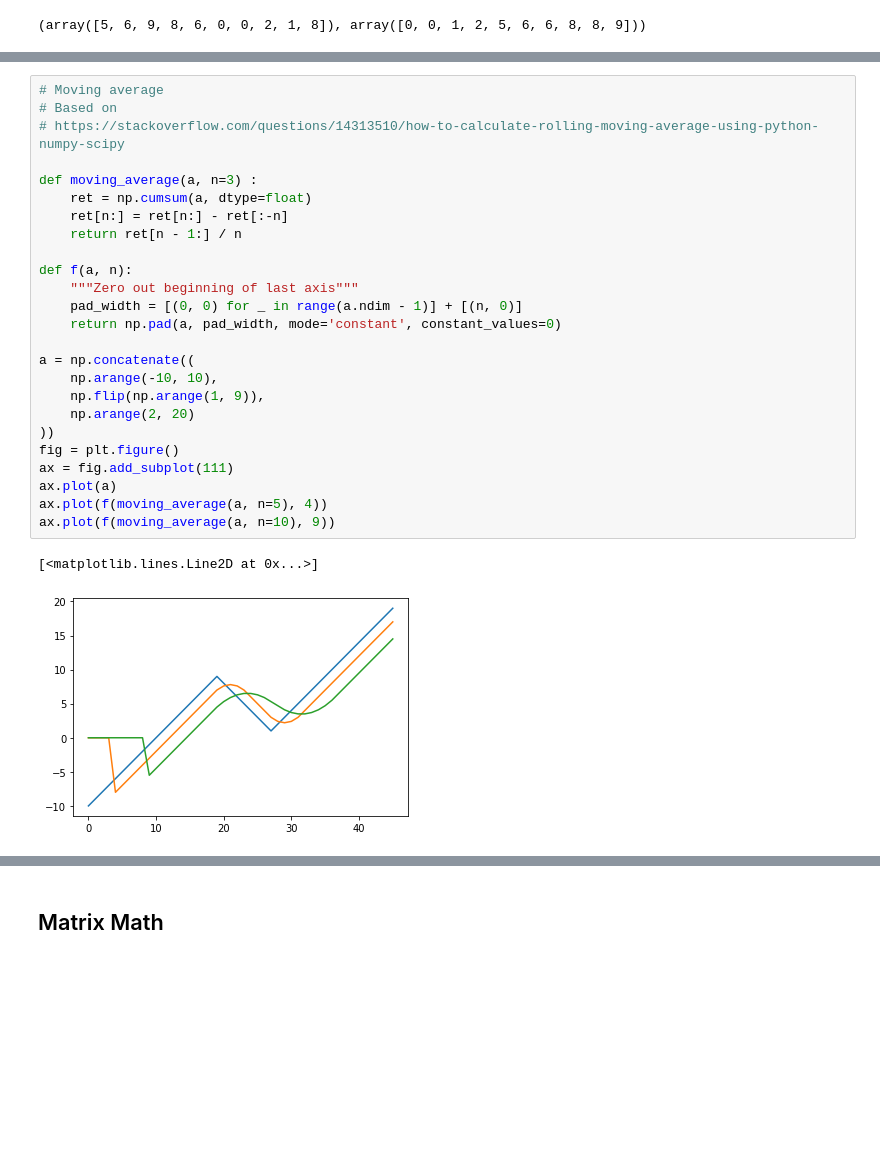
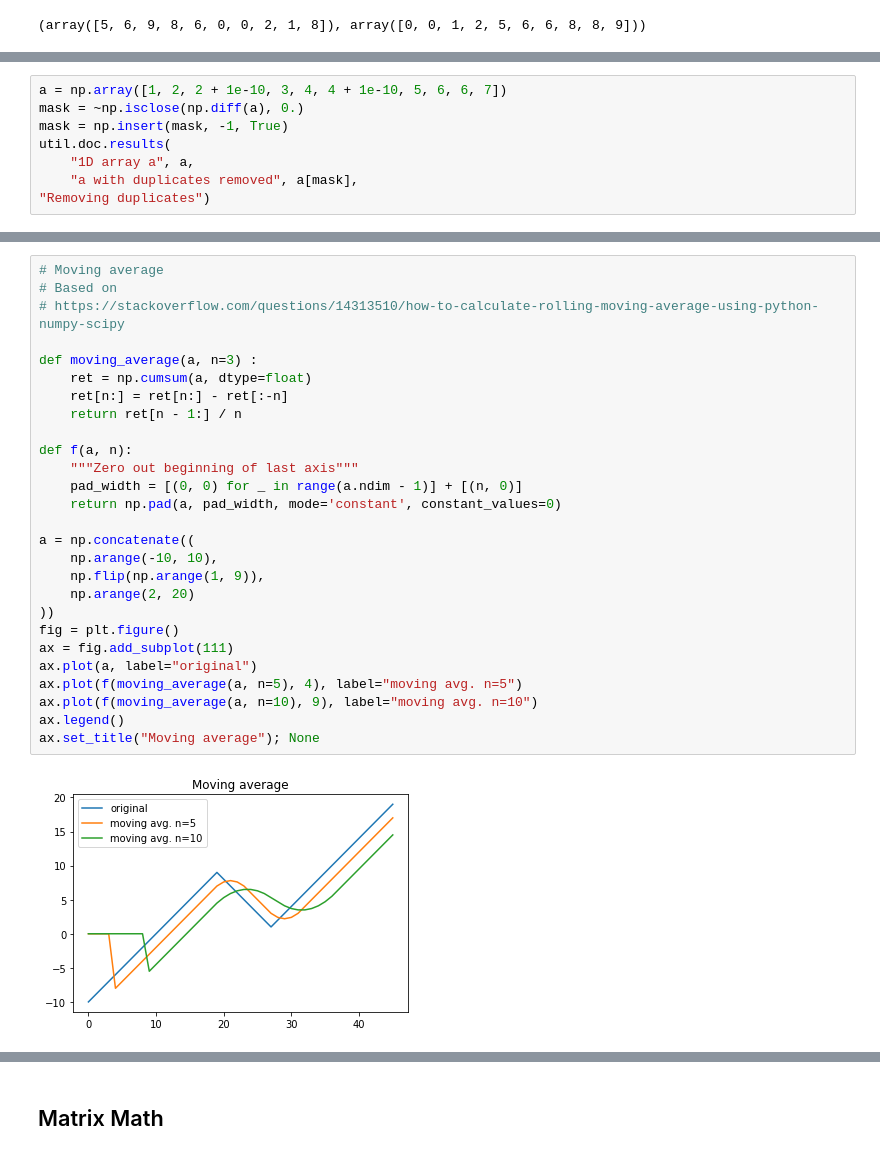
Before and after one commit to fireofearth/document, a Jupyter notebook: python/doc.numpy.ipynb, the cells around one changed output, grey strips where cells are left out. Drawn from its saved outputs; the diff is of its cells as text; blank space fills up the shorter version.

```diff
--- a/python/doc.numpy.ipynb
+++ b/python/doc.numpy.ipynb
@@ -1638,0 +1719,8 @@ consecutive_points_distances(points), cumulative_points_distances(points)
+# %%
+a = np.array([1, 2, 2 + 1e-10, 3, 4, 4 + 1e-10, 5, 6, 6, 7])
+mask = ~np.isclose(np.diff(a), 0.)
+mask = np.insert(mask, -1, True)
+util.doc.results(
+    "1D array a", a,
+    "a with duplicates removed", a[mask],
+"Removing duplicates")
@@ -1639,28 +1736,29 @@ consecutive_points_distances(points), cumulative_points_distances(points)
 # %%
 # Moving average
 # Based on
 # https://stackoverflow.com/questions/14313510/how-to-calculate-rolling-moving-average-using-python-numpy-scipy
 
 def moving_average(a, n=3) :
     ret = np.cumsum(a, dtype=float)
     ret[n:] = ret[n:] - ret[:-n]
     return ret[n - 1:] / n
 
 def f(a, n):
     """Zero out beginning of last axis"""
     pad_width = [(0, 0) for _ in range(a.ndim - 1)] + [(n, 0)]
     return np.pad(a, pad_width, mode='constant', constant_values=0)
 
 a = np.concatenate((
     np.arange(-10, 10),
     np.flip(np.arange(1, 9)),
     np.arange(2, 20)
 ))
 fig = plt.figure()
 ax = fig.add_subplot(111)
-ax.plot(a)
-ax.plot(f(moving_average(a, n=5), 4))
-ax.plot(f(moving_average(a, n=10), 9))
+ax.plot(a, label="original")
+ax.plot(f(moving_average(a, n=5), 4), label="moving avg. n=5")
+ax.plot(f(moving_average(a, n=10), 9), label="moving avg. n=10")
+ax.legend()
+ax.set_title("Moving average"); None
 # %% [output]
-[<matplotlib.lines.Line2D at 0x...>]
-[figure, old version]
+[figure, new version]
```
Also changed, not shown: parts of 11 cells of this notebook, 11 other files.
